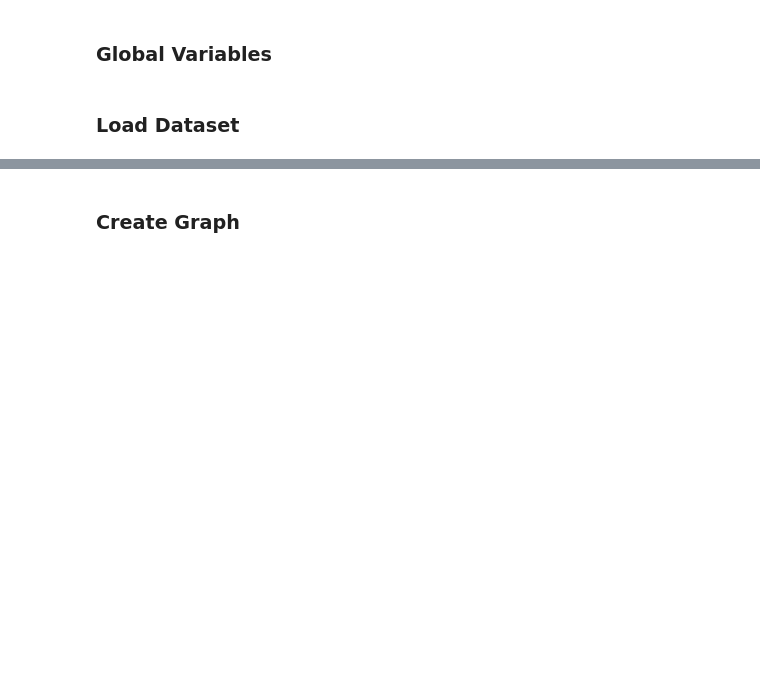
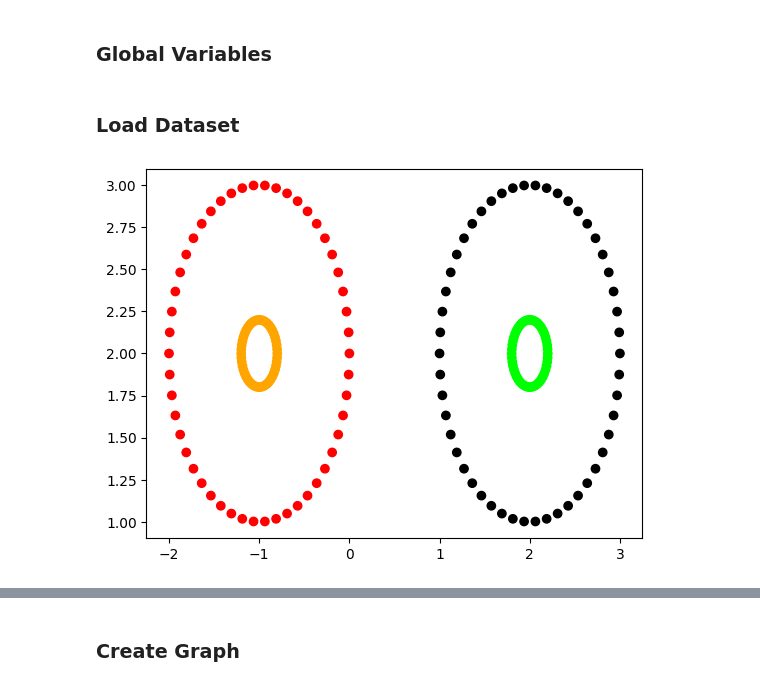
Before and after one commit to gvardakas/global-kernel-k-means-pp, a Jupyter notebook: Kernel k-means.ipynb, the cells around one changed output, grey strips where cells are left out. Saved outputs shown, nothing was run; the diff lists cells and outputs as text; code cells hidden in the pictures; blank space fills up the shorter version.

```diff
--- a/Kernel k-means.ipynb
+++ b/Kernel k-means.ipynb
@@ -24,10 +24,12 @@ globalKernelKMeansPP_is_enabled = True
 ### Load Dataset
 # %%
 colors = ['red', 'blue', 'green', 'orange', 'purple', 'yellow', 'black', 'cyan', 'gray', 'lime']
-centers_coordinates = [(-1, 2), (2, 2), (2, 5), (2, -1), (5, 2), (6, 6), (-2, 6), (2, 8), (6, -2), (2, -4), (-2, -2)]
-
+# centers_coordinates = [(-1, 2), (2, 2), (2, 5), (2, -1), (5, 2), (6, 6), (-2, 6), (2, 8), (6, -2), (2, -4), (-2, -2)]
+centers_coordinates = [(-1, 2), (2, 2)]
 rings = Rings(colors)
 X, y = rings.make_rings_pairs(centers_coordinates=centers_coordinates, n_samples=100, factor=0.2, noise=0.0)
 
 K = 2 * len(centers_coordinates)
 kernel_matrix = pairwise_kernels(X, X, metric='rbf', gamma=1)
+# %% [output]
+[figure, added]
```
Also changed, not shown: parts of 7 cells of this notebook, 1 other file.
